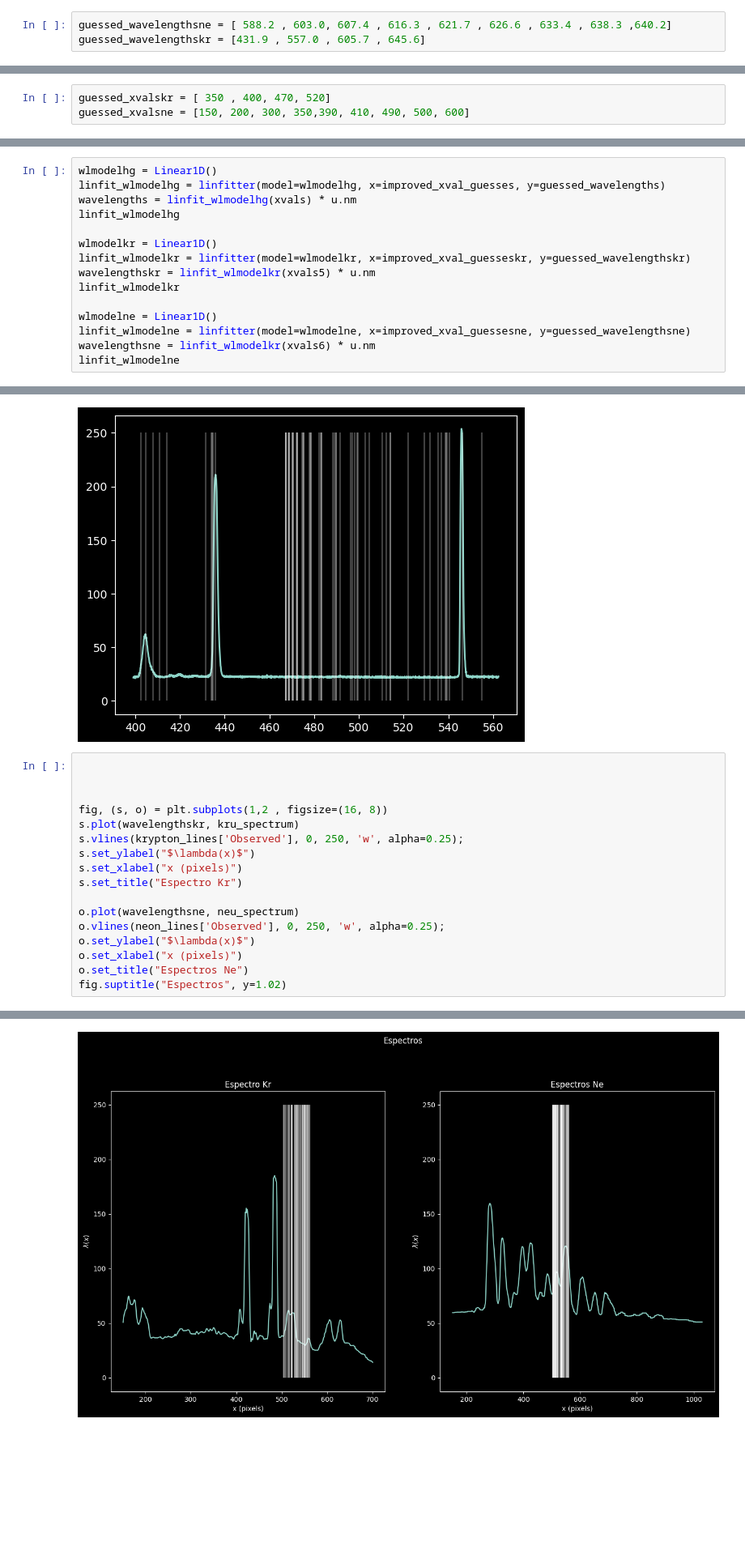
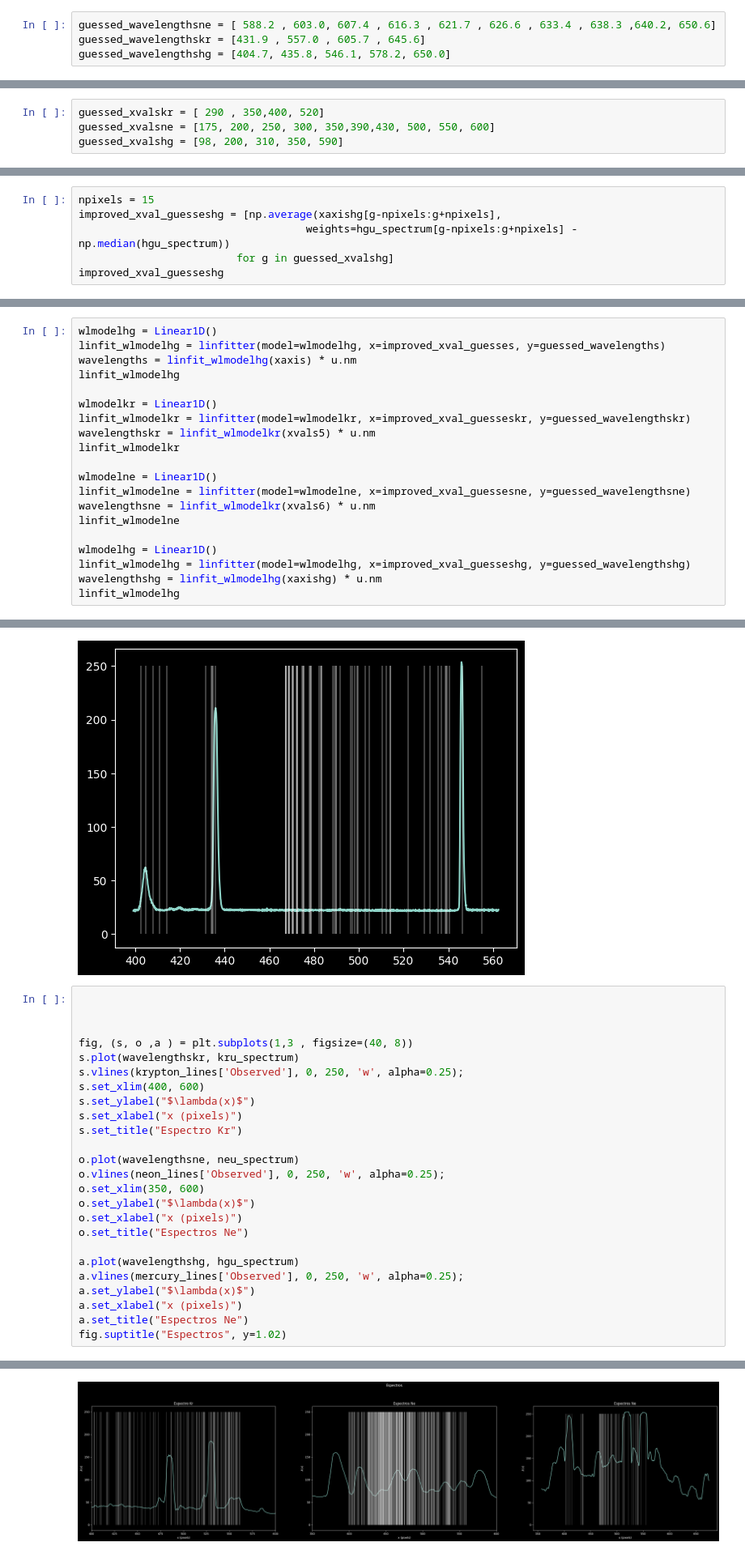
Before and after one commit to Almarm-r/Astronomia-Observacional, a Jupyter notebook: Tutorial_2_Astropy/2-WavelengthCalibration.ipynb, the cells around one changed output, grey strips where cells are left out. Shown at 81% size. Drawn from its saved outputs; the diff is of its cells as text; blank space fills up the shorter version.

```diff
--- a/Tutorial_2_Astropy/2-WavelengthCalibration.ipynb
+++ b/Tutorial_2_Astropy/2-WavelengthCalibration.ipynb
@@ -330,6 +356,7 @@ El neon presenta
 
 - 703.2 nm (rojo profundo, una de las más intensas)
 # %%
-guessed_wavelengthsne = [ 588.2 , 603.0, 607.4 , 616.3 , 621.7 , 626.6 , 633.4 , 638.3 ,640.2]
+guessed_wavelengthsne = [ 588.2 , 603.0, 607.4 , 616.3 , 621.7 , 626.6 , 633.4 , 638.3 ,640.2, 650.6]
 guessed_wavelengthskr = [431.9 , 557.0 , 605.7 , 645.6]
+guessed_wavelengthshg = [404.7, 435.8, 546.1, 578.2, 650.0]
 # %%
@@ -346,6 +375,7 @@ Text(0.5, 1.02, 'Mirando la posicion de los picos')
 # %%
-guessed_xvalskr = [ 350 , 400, 470, 520]
-guessed_xvalsne = [150, 200, 300, 350,390, 410, 490, 500, 600]
+guessed_xvalskr = [ 290 , 350,400, 520]
+guessed_xvalsne = [175, 200, 250, 300, 350,390,430, 500, 550, 600]
+guessed_xvalshg = [98, 200, 310, 350, 590]
 # %% [markdown]
 ## Mejorando nuestras suposiciones
 
@@ -395,0 +427,6 @@ improved_xval_guessesne
+# %%
+npixels = 15
+improved_xval_guesseshg = [np.average(xaxishg[g-npixels:g+npixels],
+                                    weights=hgu_spectrum[g-npixels:g+npixels] - np.median(hgu_spectrum))
+                         for g in guessed_xvalshg]
+improved_xval_guesseshg
@@ -400,7 +443,7 @@ Usamos un modelo `Linear1D` porque querremos usar su inverso más adelante (otro
 # %%
 wlmodelhg = Linear1D()
 linfit_wlmodelhg = linfitter(model=wlmodelhg, x=improved_xval_guesses, y=guessed_wavelengths)
-wavelengths = linfit_wlmodelhg(xvals) * u.nm
+wavelengths = linfit_wlmodelhg(xaxis) * u.nm
 linfit_wlmodelhg
 
 wlmodelkr = Linear1D()
@@ -412,4 +455,9 @@ wlmodelne = Linear1D()
 linfit_wlmodelne = linfitter(model=wlmodelne, x=improved_xval_guessesne, y=guessed_wavelengthsne)
 wavelengthsne = linfit_wlmodelkr(xvals6) * u.nm
 linfit_wlmodelne
+
+wlmodelhg = Linear1D()
+linfit_wlmodelhg = linfitter(model=wlmodelhg, x=improved_xval_guesseshg, y=guessed_wavelengthshg)
+wavelengthshg = linfit_wlmodelhg(xaxishg) * u.nm
+linfit_wlmodelhg
 # %% [output]
@@ -497,23 +555,31 @@ plt.vlines(mercury_lines['Observed'], 0, 250, 'w', alpha=0.25);
 # %%
 
 
 
-fig, (s, o) = plt.subplots(1,2 , figsize=(16, 8))
+fig, (s, o ,a ) = plt.subplots(1,3 , figsize=(40, 8))
 s.plot(wavelengthskr, kru_spectrum)
 s.vlines(krypton_lines['Observed'], 0, 250, 'w', alpha=0.25);
+s.set_xlim(400, 600)
 s.set_ylabel("$\lambda(x)$")
 s.set_xlabel("x (pixels)")
 s.set_title("Espectro Kr")
 
 o.plot(wavelengthsne, neu_spectrum)
 o.vlines(neon_lines['Observed'], 0, 250, 'w', alpha=0.25);
+o.set_xlim(350, 600)
 o.set_ylabel("$\lambda(x)$")
 o.set_xlabel("x (pixels)")
 o.set_title("Espectros Ne")
+
+a.plot(wavelengthshg, hgu_spectrum)
+a.vlines(mercury_lines['Observed'], 0, 250, 'w', alpha=0.25);
+a.set_ylabel("$\lambda(x)$")
+a.set_xlabel("x (pixels)")
+a.set_title("Espectros Ne")
 fig.suptitle("Espectros", y=1.02)
 # %% [output]
 Text(0.5, 1.02, 'Espectros')
-[figure, old version]
+[figure, new version]
 # %% [markdown]
 La base de datos contiene *muchas* más líneas de las que vimos.
 
```
Also changed, not shown: parts of 16 cells of this notebook, 2 other files.
